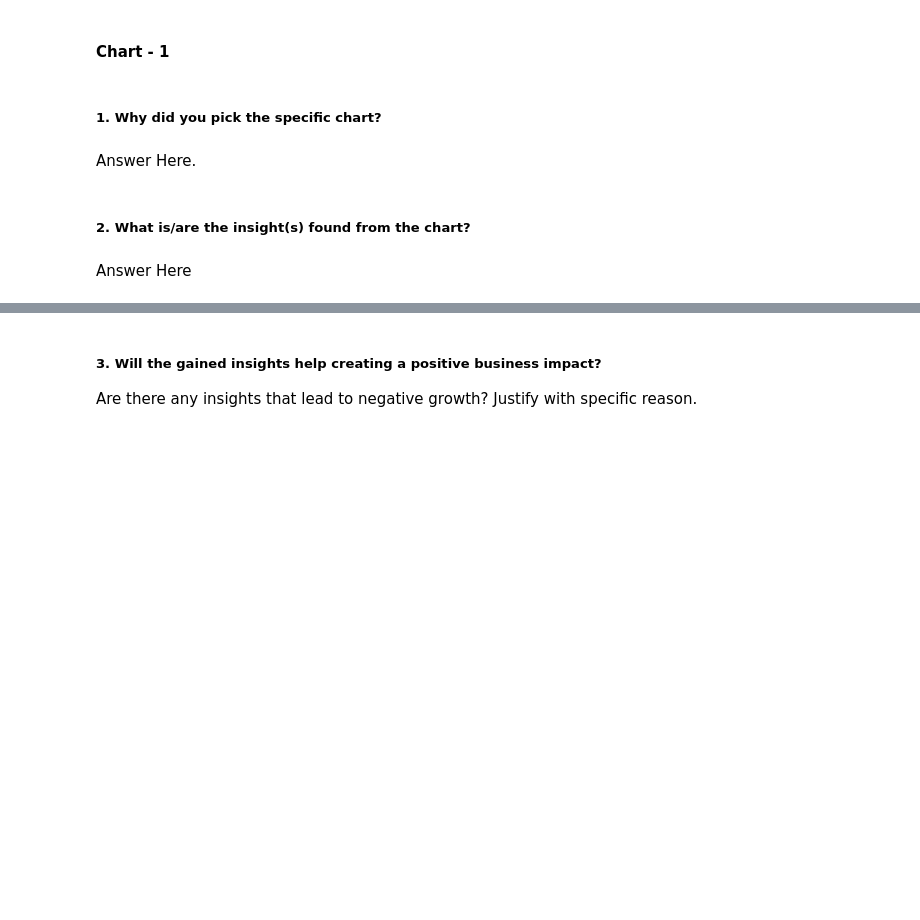
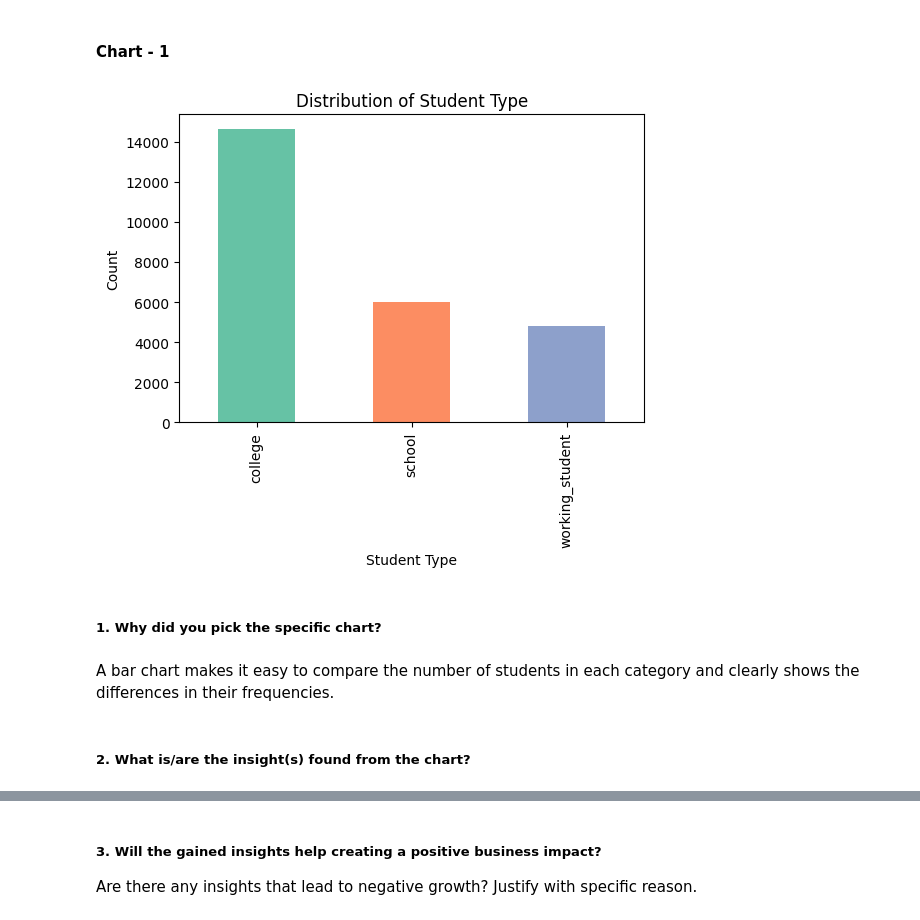
Before and after one commit to Bhuvneshwari19/student-lifestyle-stress-prediction, a Jupyter notebook: student_lifestyle_stress_prediction.ipynb, the cells around one changed output, grey strips where cells are left out. Drawn from its saved outputs; the diff is of its cells as text; code cells hidden in the pictures; blank space fills up the shorter version.

Commit message:
visualizations for Student Type and Stress Level

```diff
--- a/student_lifestyle_stress_prediction.ipynb
+++ b/student_lifestyle_stress_prediction.ipynb
@@ -323,8 +321,18 @@ dtype: int64
+# %%
+# Chart - 1 visualization code
+student = df1['Student_Type'].value_counts()
+
+plt.figure(figsize=(6,4))
+student.plot(kind='bar',color = sns.color_palette('Set2'))
+plt.title("Distribution of Student Type")
+plt.xlabel("Student Type")
+plt.ylabel("Count")
+plt.show()
+# %% [output]
+[figure, added]
 # %% [markdown]
 ##### 1. Why did you pick the specific chart?
-# %% [markdown]
-Answer Here.
+# %% [markdown]
+A bar chart makes it easy to compare the number of students in each category and clearly shows the differences in their frequencies.
 # %% [markdown]
 ##### 2. What is/are the insight(s) found from the chart?
-# %% [markdown]
-Answer Here
```
Also changed, not shown: parts of 11 cells of this notebook.
